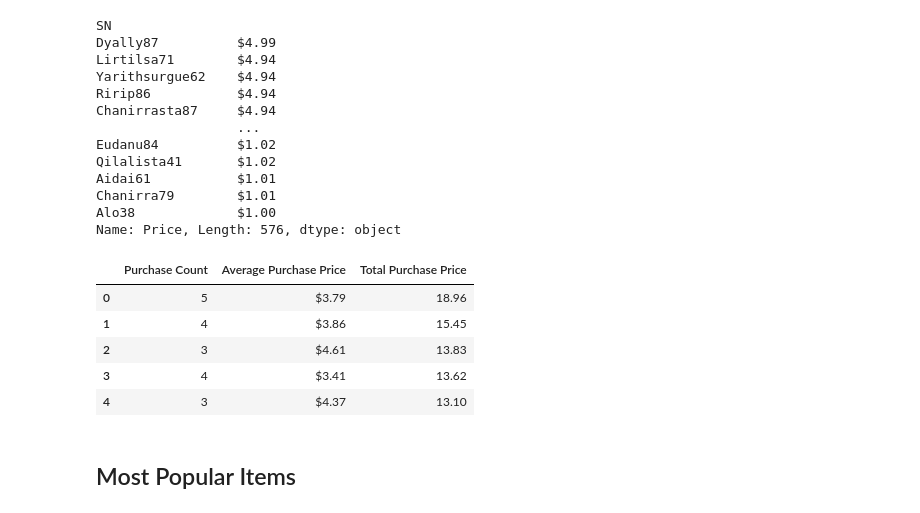
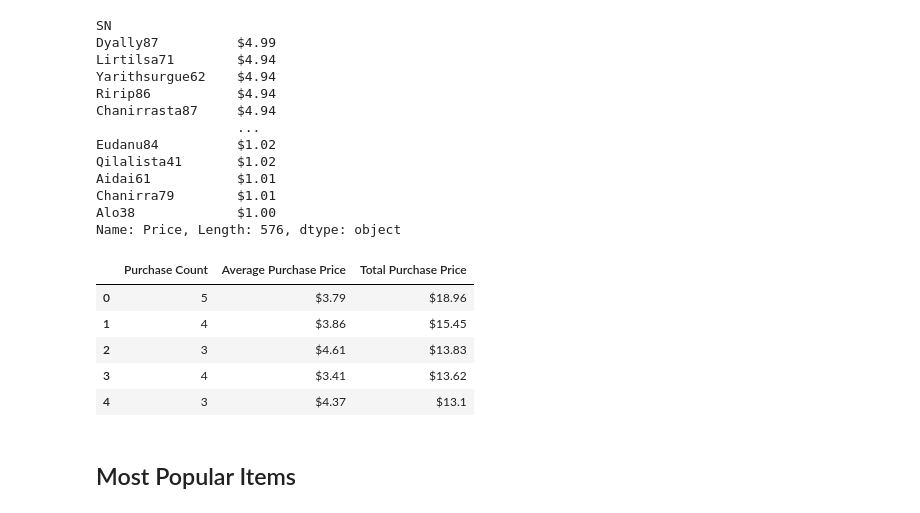
Before and after one commit to Shrutihindocha/pandas-challenge, a Jupyter notebook: HeroesOfPymoli/HeroesOfPymoli_starter.ipynb, the cells around one changed output. Cells and saved outputs as stored; diff of their text form; code cells hidden in the pictures.

```diff
--- a/HeroesOfPymoli/HeroesOfPymoli_starter.ipynb
+++ b/HeroesOfPymoli/HeroesOfPymoli_starter.ipynb
@@ -570,22 +570,22 @@ Alo38             $1.00
 Name: Price, Length: 576, dtype: object
 # %%
 # Summary data frame to hold the results
-Top_spenders = pd.DataFrame([{"Purchase Count":purchase_count_TS["Lisosia93"],"Average Purchase Price":avg_purchase_TS["Lisosia93"],"Total Purchase Price":top_purchase_value["Lisosia93"]},
-                            {"Purchase Count":purchase_count_TS["Idastidru52"],"Average Purchase Price":avg_purchase_TS["Idastidru52"],"Total Purchase Price":top_purchase_value["Idastidru52"]},
-                             {"Purchase Count":purchase_count_TS["Chamjask73"],"Average Purchase Price":avg_purchase_TS["Chamjask73"],"Total Purchase Price":top_purchase_value["Chamjask73"]},
-                            {"Purchase Count":purchase_count_TS["Iral74"],"Average Purchase Price":avg_purchase_TS["Iral74"],"Total Purchase Price":top_purchase_value["Iral74"]},
-                            {"Purchase Count":purchase_count_TS["Iskadarya95"],"Average Purchase Price":avg_purchase_TS["Iskadarya95"],"Total Purchase Price":top_purchase_value["Iskadarya95"]}
+Top_spenders = pd.DataFrame([{"Purchase Count":purchase_count_TS["Lisosia93"],"Average Purchase Price":avg_purchase_TS["Lisosia93"],"Total Purchase Price":'$'+top_purchase_value["Lisosia93"].astype(str)},
+                            {"Purchase Count":purchase_count_TS["Idastidru52"],"Average Purchase Price":avg_purchase_TS["Idastidru52"],"Total Purchase Price":'$'+top_purchase_value["Idastidru52"].astype(str)},
+                             {"Purchase Count":purchase_count_TS["Chamjask73"],"Average Purchase Price":avg_purchase_TS["Chamjask73"],"Total Purchase Price":'$'+top_purchase_value["Chamjask73"].astype(str)},
+                            {"Purchase Count":purchase_count_TS["Iral74"],"Average Purchase Price":avg_purchase_TS["Iral74"],"Total Purchase Price":'$'+round(top_purchase_value["Iral74"],2).astype(str)},
+                            {"Purchase Count":purchase_count_TS["Iskadarya95"],"Average Purchase Price":avg_purchase_TS["Iskadarya95"],"Total Purchase Price":'$'+round(top_purchase_value["Iskadarya95"],2).astype(str)}
                             ])
 
 
 Top_spenders
 # %% [output]
 |  | Purchase Count | Average Purchase Price | Total Purchase Price |
-| 0 | 5 | $3.79 | 18.96 |
-| 1 | 4 | $3.86 | 15.45 |
-| 2 | 3 | $4.61 | 13.83 |
-| 3 | 4 | $3.41 | 13.62 |
-| 4 | 3 | $4.37 | 13.10 |
+| 0 | 5 | $3.79 | $18.96 |
+| 1 | 4 | $3.86 | $15.45 |
+| 2 | 3 | $4.61 | $13.83 |
+| 3 | 4 | $3.41 | $13.62 |
+| 4 | 3 | $4.37 | $13.1 |
 # %% [markdown]
 ## Most Popular Items
 # %% [markdown]
```
Also changed, not shown: parts of 10 cells of this notebook, 2 other files.
